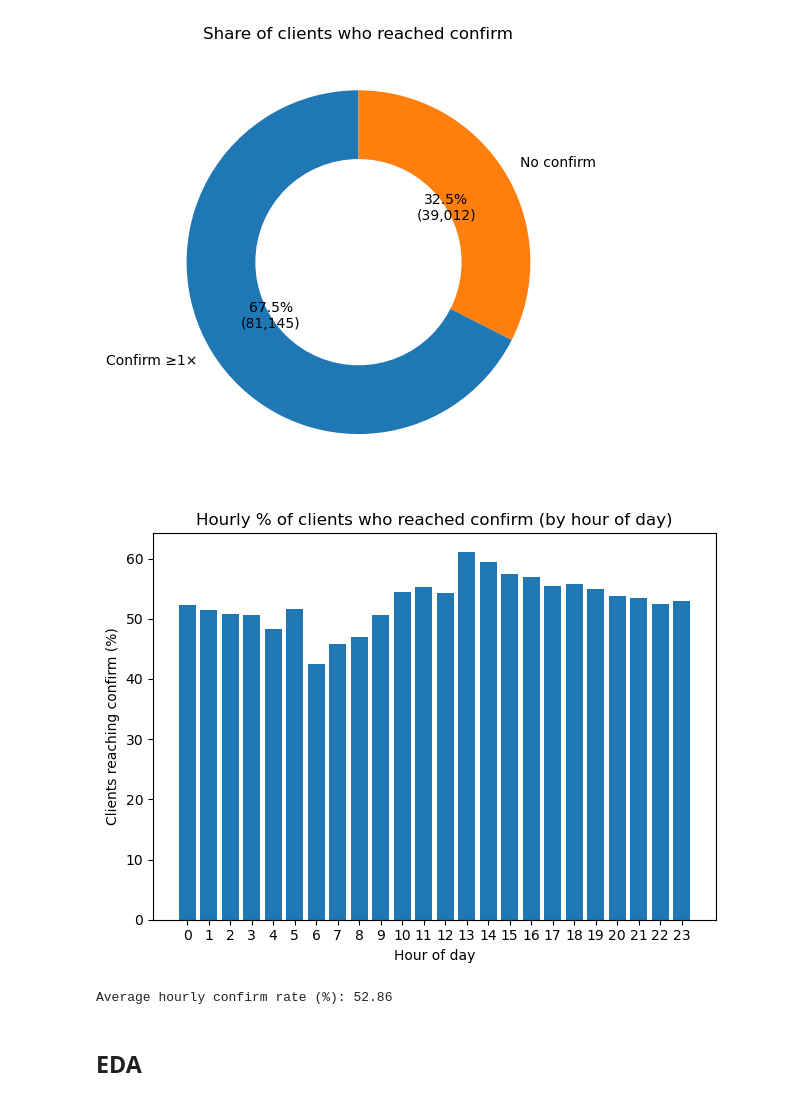
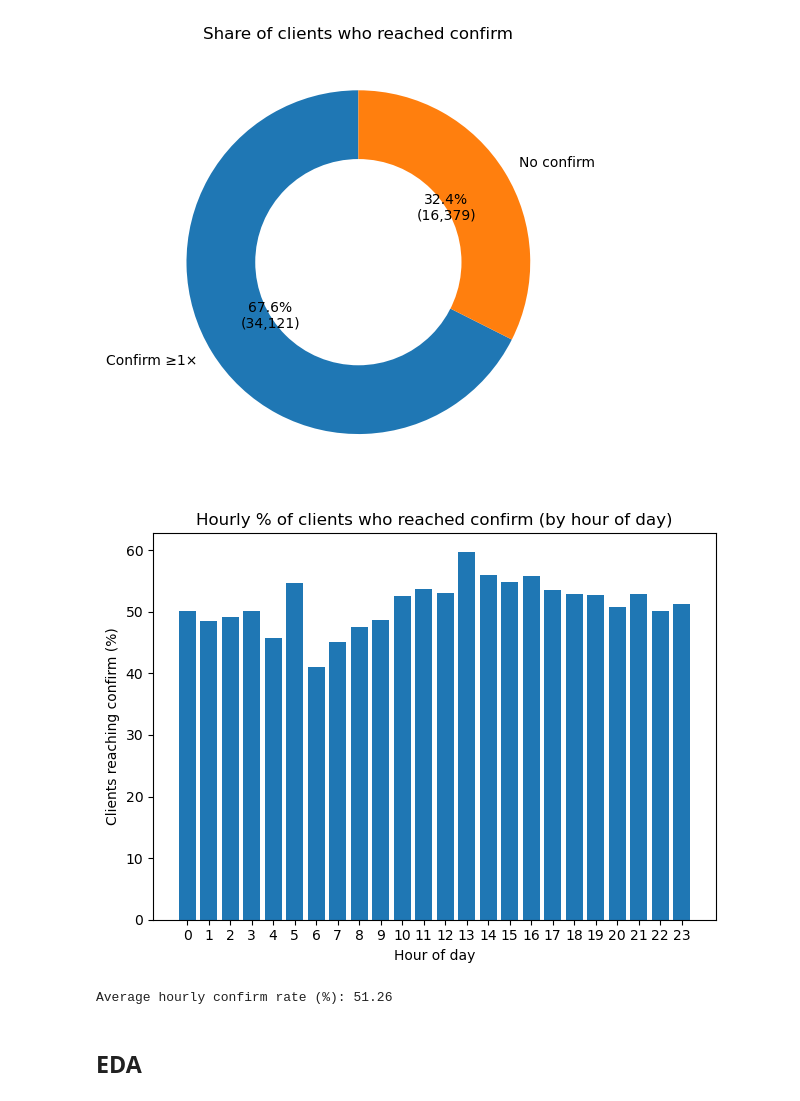
Before and after one commit to MiaZhou112/Vanguard-AB-Testing, a Jupyter notebook: project_5.ipynb, the cells around one changed output. Saved outputs shown, nothing was run; the diff lists cells and outputs as text; code cells hidden in the pictures.

Commit message:
EDA & KPIs updated to control/test group

```diff
--- a/project_5.ipynb
+++ b/project_5.ipynb
@@ -658,3 +676,24 @@ unknown    427406
 Test       176699
 Control    140536
 Name: count, dtype: int64
+# %%
+# remove variation_clean = 'unknown'
+df_final_clean = df_final.copy()
+df_final_clean = df_final_clean[df_final_clean['variation_cleaned'] != 'unknown']
+# %%
+# normalize variation_clean
+df_final_clean['variation_cleaned'] = (
+    df_final_clean['variation_cleaned']
+        .astype('string').str.strip().str.lower()
+)
+# %%
+# keep only test/control rows, and make it a real copy to avoid SettingWithCopyWarning
+df_final_clean = df_final_clean[
+    df_final_clean['variation_cleaned'].isin(['test','control'])
+].copy()
+# %%
+# create a unique session id (keep client_id/visit_id too!)
+df_final_clean['unique_id'] = (
+    df_final_clean['client_id'].astype('string') + '_' +
+    df_final_clean['visit_id'].astype('string')
+)
@@ -787,36 +831,36 @@ plt.tight_layout(); plt.show()
 # %% [output]
 [figure]
 # %%
-d = df_final[['client_id','process_step','date_time']].dropna(subset=['client_id','date_time']).copy()
+d = df_final_clean[['client_id','process_step','date_time']].dropna(subset=['client_id','date_time']).copy()
 d['date_time'] = pd.to_datetime(d['date_time'], errors='coerce', utc=True).dt.tz_convert('Europe/Amsterdam')
 d = d.dropna(subset=['date_time'])
 
 # Hour of day (0..23)
 d['hour'] = d['date_time'].dt.hour
 
 # Denominator: unique active clients per hour-of-day (any step)
 base = d.groupby('hour')['client_id'].nunique()
 
 # Numerator: unique clients who reached 'confirm' in that hour-of-day
 conf = (d.loc[d['process_step'].eq('confirm')]
           .groupby('hour')['client_id']
           .nunique())
 
 # % reaching confirm per hour-of-day
 rate = (conf.reindex(range(24), fill_value=0) / base.reindex(range(24), fill_value=0).replace(0, pd.NA) * 100).fillna(0)
 
 # Plot (bar)
 plt.figure()
 plt.bar(rate.index, rate.values)
 plt.xticks(range(24))
 plt.xlabel('Hour of day'); plt.ylabel('Clients reaching confirm (%)')
 plt.title('Hourly % of clients who reached confirm (by hour of day)')
 plt.tight_layout(); plt.show()
 
 print("Average hourly confirm rate (%):", round(rate.mean(), 2))
 # %% [output]
-[figure, old version]
+[figure, new version]
-Average hourly confirm rate (%): 52.86
+Average hourly confirm rate (%): 51.26
 # %% [markdown]
 ## EDA
 # %% [markdown]
```
Also changed, not shown: parts of 30 cells of this notebook.
